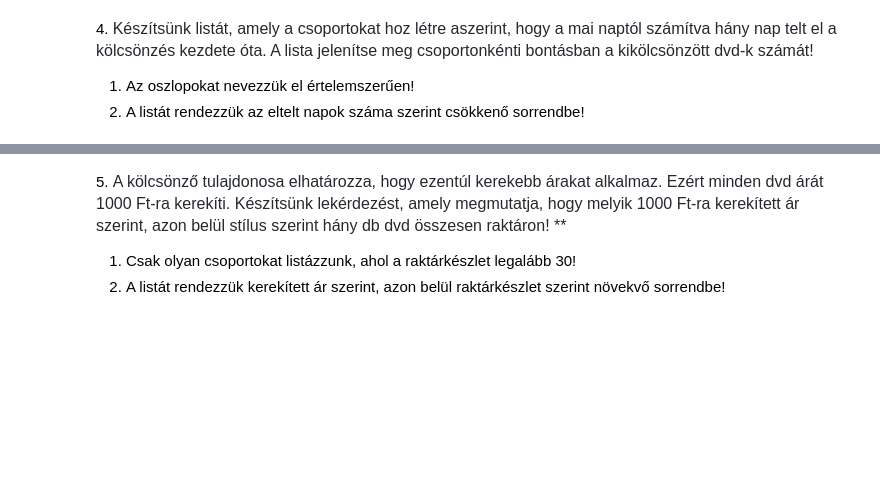
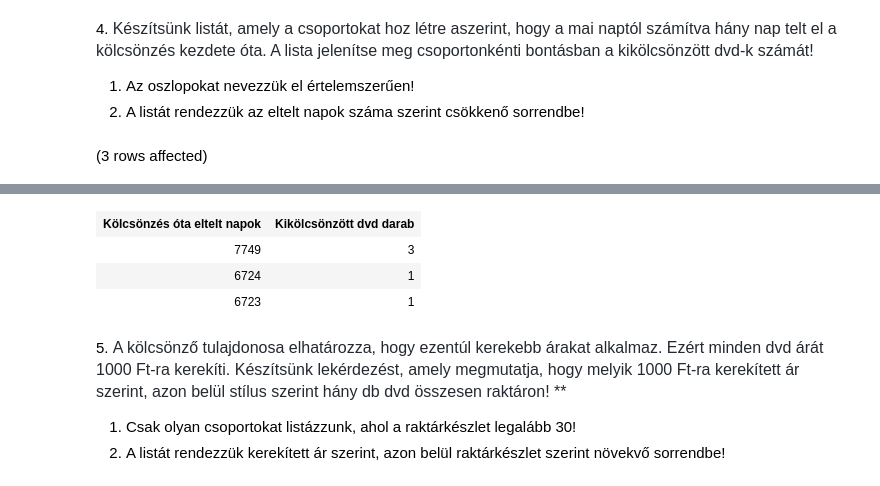
Before and after one commit to Dobo-Lilla/adatbazisok, a Jupyter notebook: gyakorlat02_feladatok .ipynb, the cells around one changed output, grey strips where cells are left out. Cells and saved outputs as stored; diff of their text form; code cells hidden in the pictures; blank space fills up the shorter version.

```diff
--- a/gyakorlat02_feladatok .ipynb
+++ b/gyakorlat02_feladatok .ipynb
@@ -86,3 +86,10 @@ Total execution time: 00:00:00.016
 
 1. Az oszlopokat nevezzük el értelemszerűen!
 2. A listát rendezzük az eltelt napok száma szerint csökkenő sorrendbe!
+# %%
+SELECT DATEDIFF(day,ki_datum,GETDATE()) "Kölcsönzés óta eltelt napok", COUNT(ID) AS 'Kikölcsönzött dvd darab'
+FROM kolcsonzesek
+GROUP BY DATEDIFF(day,ki_datum,GETDATE())
+ORDER BY DATEDIFF(day,ki_datum,GETDATE()) DESC
+# %% [output]
+(3 rows affected)
@@ -89,3 +97,7 @@ Total execution time: 00:00:00.016
+| Kölcsönzés óta eltelt napok | Kikölcsönzött dvd darab |
+| 7749 | 3 |
+| 6724 | 1 |
+| 6723 | 1 |
 # %% [markdown]
 5. <span style="color: rgb(36, 41, 47); font-family: -apple-system, BlinkMacSystemFont, &quot;Segoe UI&quot;, Helvetica, Arial, sans-serif, &quot;Apple Color Emoji&quot;, &quot;Segoe UI Emoji&quot;; font-size: 16px;">A kölcsönző tulajdonosa elhatározza, hogy ezentúl kerekebb árakat alkalmaz. Ezért minden dvd árát 1000 Ft-ra kerekíti. Készítsünk lekérdezést, amely megmutatja, hogy melyik 1000 Ft-ra kerekített ár szerint, azon belül stílus szerint hány db dvd összesen raktáron! **</span>
 
```
Also changed, not shown: parts of 2 cells of this notebook.
